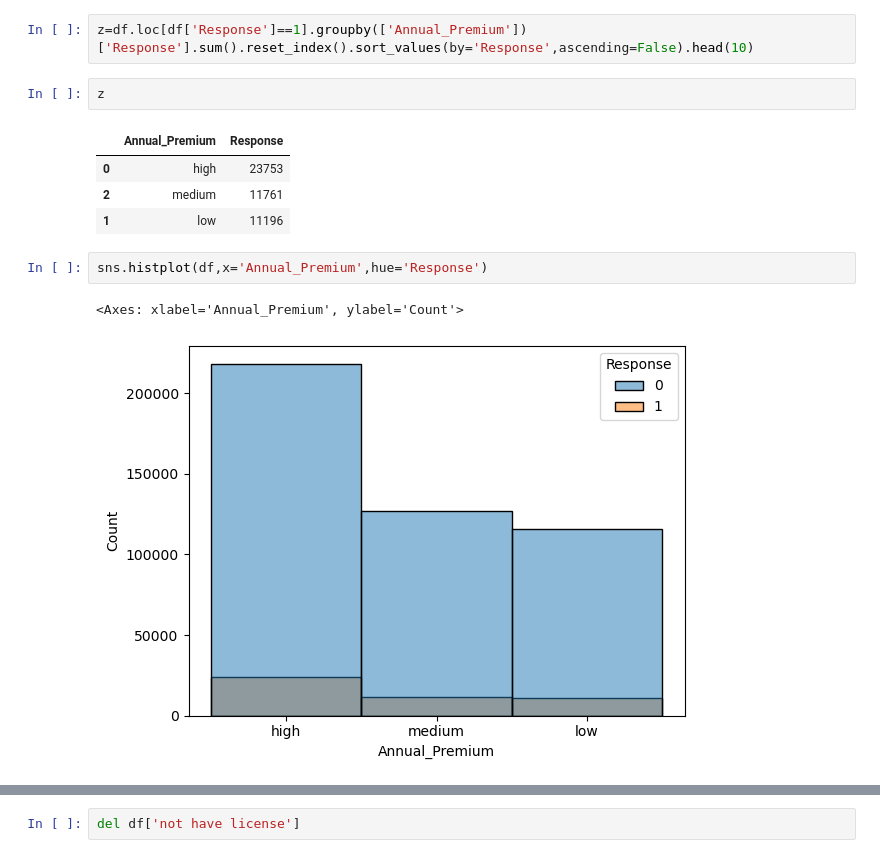
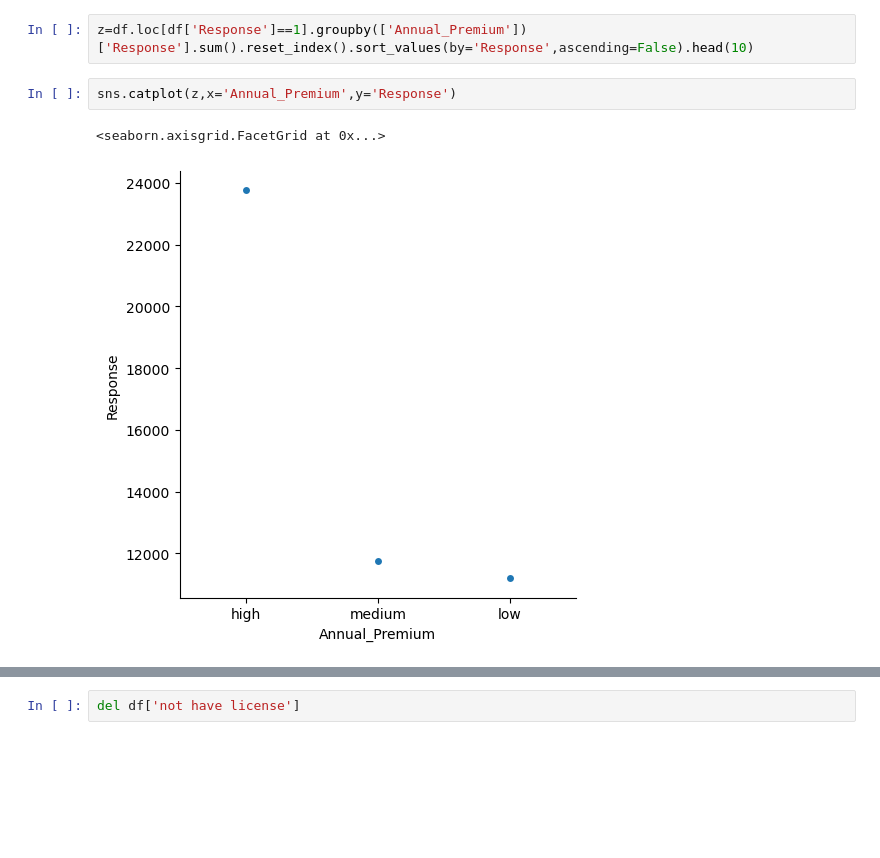
Before and after one commit to engAhmedNabil/engAhmedNabil, a Jupyter notebook: Health Insurance Cross Sell Prediction.ipynb, the cells around one changed output, grey strips where cells are left out. Drawn from its saved outputs; the diff is of its cells as text; blank space fills up the shorter version.

```diff
--- a/Health Insurance Cross Sell Prediction.ipynb
+++ b/Health Insurance Cross Sell Prediction.ipynb
@@ -487,15 +480,8 @@ df
 508146 rows × 12 columns
 # %%
 z=df.loc[df['Response']==1].groupby(['Annual_Premium'])['Response'].sum().reset_index().sort_values(by='Response',ascending=False).head(10)
-# %%
-z
-# %% [output]
-|  | Annual_Premium | Response |
-| 0 | high | 23753 |
-| 2 | medium | 11761 |
-| 1 | low | 11196 |
 # %%
-sns.histplot(df,x='Annual_Premium',hue='Response')
+sns.catplot(z,x='Annual_Premium',y='Response')
 # %% [output]
-<Axes: xlabel='Annual_Premium', ylabel='Count'>
+<seaborn.axisgrid.FacetGrid at 0x...>
-[figure, old version]
+[figure, new version]
```
Also changed, not shown: parts of 68 cells of this notebook.
